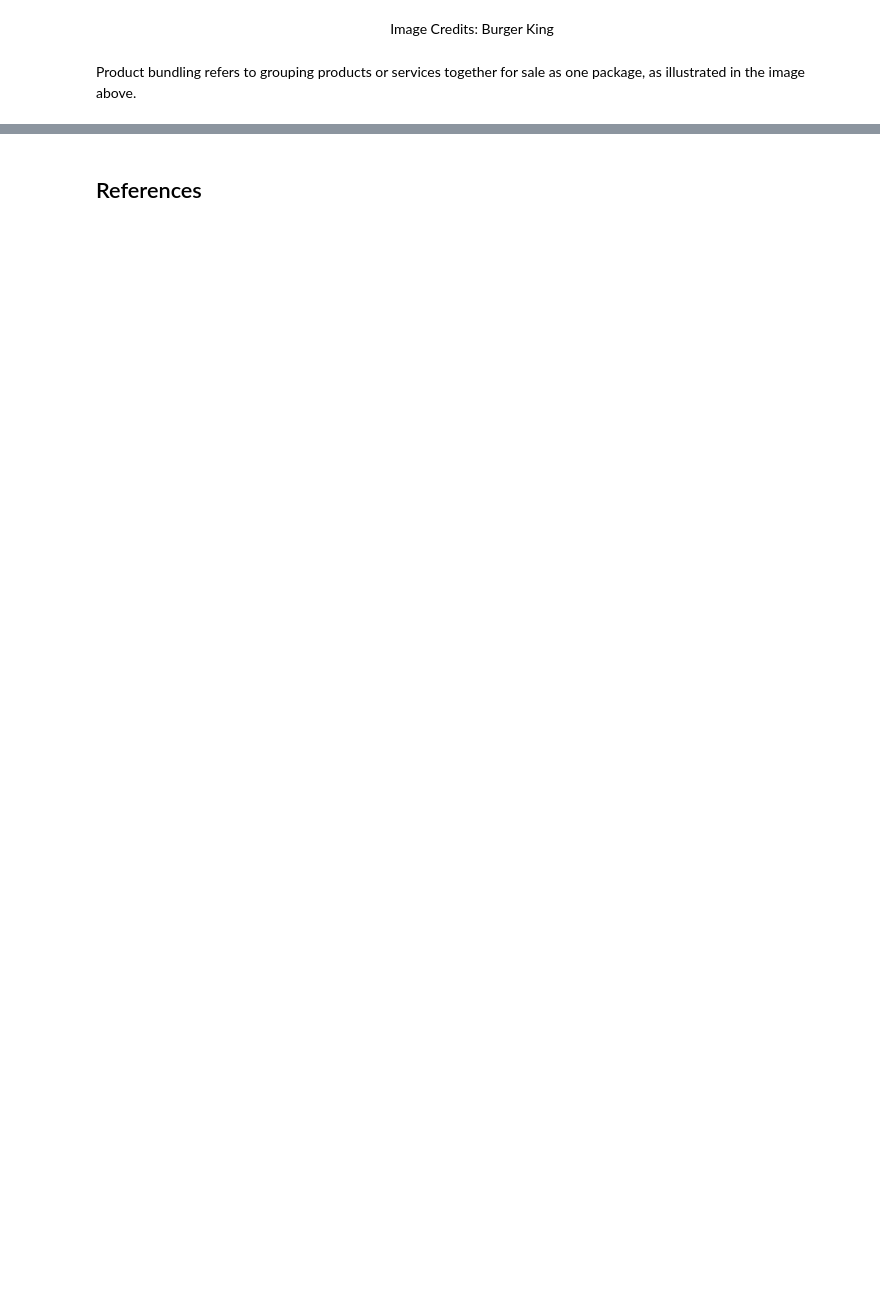
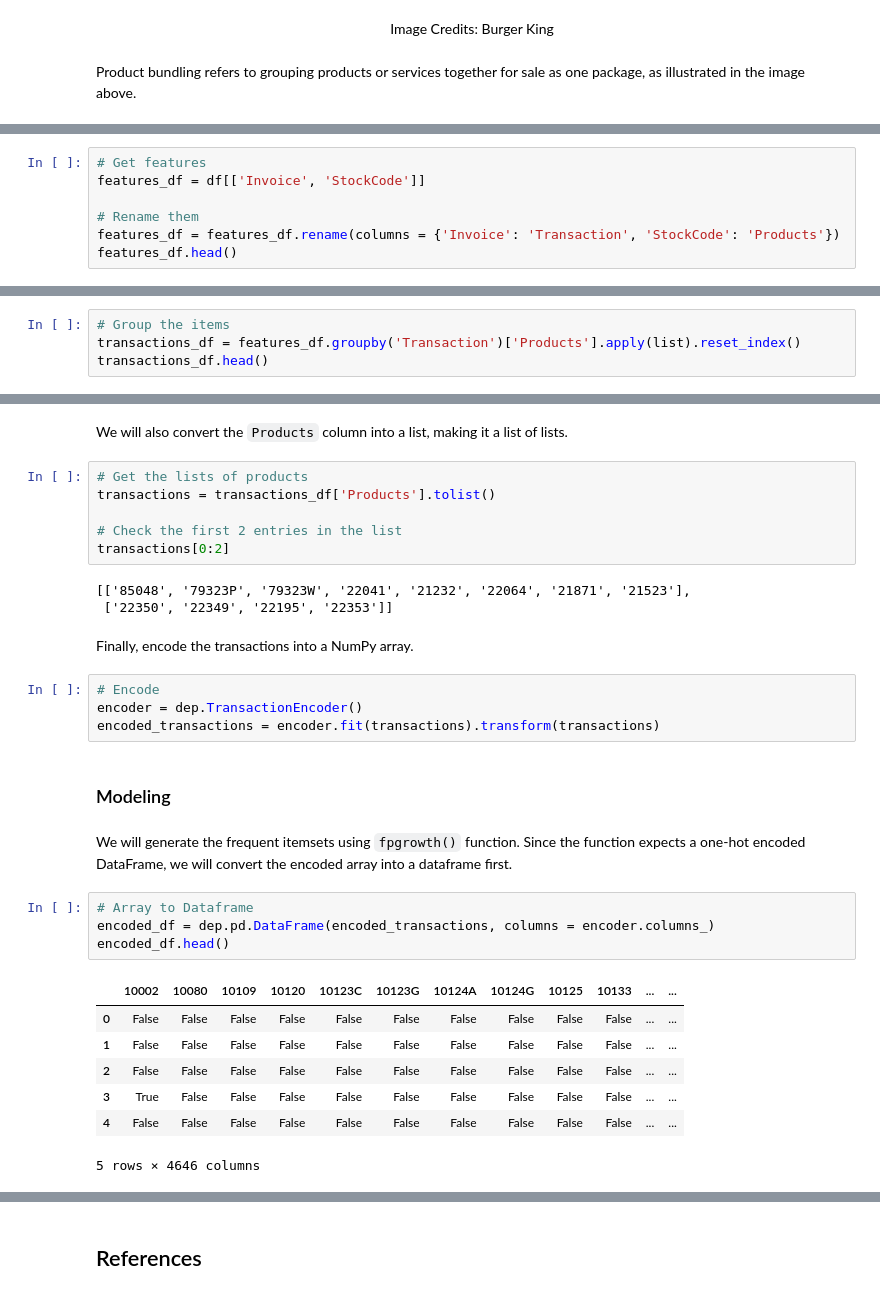
Before and after one commit to mwaurahmn/clv_rfm, a Jupyter notebook: Product Bundling and Recommendation.ipynb, the cells around one changed output, grey strips where cells are left out. Cells and saved outputs as stored; diff of their text form; blank space fills up the shorter version.

Commit message:
Product Bundling
FP Growth Implementation

```diff
--- a/Product Bundling and Recommendation.ipynb
+++ b/Product Bundling and Recommendation.ipynb
@@ -10,0 +52,7 @@ Product bundling refers to grouping products or services together for sale as on
+# %%
+# Get features
+features_df = df[['Invoice', 'StockCode']]
+
+# Rename them
+features_df = features_df.rename(columns = {'Invoice': 'Transaction', 'StockCode': 'Products'})
+features_df.head()
@@ -10,0 +68,4 @@ Product bundling refers to grouping products or services together for sale as on
+# %%
+# Group the items
+transactions_df = features_df.groupby('Transaction')['Products'].apply(list).reset_index()
+transactions_df.head()
@@ -10,0 +79,33 @@ Product bundling refers to grouping products or services together for sale as on
+# %% [markdown]
+We will also convert the `Products` column into a list, making it a list of lists.
+# %%
+# Get the lists of products
+transactions = transactions_df['Products'].tolist()
+
+# Check the first 2 entries in the list
+transactions[0:2]
+# %% [output]
+[['85048', '79323P', '79323W', '22041', '21232', '22064', '21871', '21523'],
+ ['22350', '22349', '22195', '22353']]
+# %% [markdown]
+Finally, encode the transactions into a NumPy array.
+# %%
+# Encode
+encoder = dep.TransactionEncoder()
+encoded_transactions = encoder.fit(transactions).transform(transactions)
+# %% [markdown]
+### Modeling
+# %% [markdown]
+We will generate the frequent itemsets using `fpgrowth()` function. Since the function expects a one-hot encoded DataFrame, we will convert the encoded array into a dataframe first.
+# %%
+# Array to Dataframe
+encoded_df = dep.pd.DataFrame(encoded_transactions, columns = encoder.columns_)
+encoded_df.head()
+# %% [output]
+|  | 10002 | 10080 | 10109 | 10120 | 10123C | 10123G | 10124A | 10124G | 10125 | 10133 | ... | ... |
+| 0 | False | False | False | False | False | False | False | False | False | False | ... | ... |
+| 1 | False | False | False | False | False | False | False | False | False | False | ... | ... |
+| 2 | False | False | False | False | False | False | False | False | False | False | ... | ... |
+| 3 | True | False | False | False | False | False | False | False | False | False | ... | ... |
+| 4 | False | False | False | False | False | False | False | False | False | False | ... | ... |
+5 rows × 4646 columns
```
Also changed, not shown: parts of 17 cells of this notebook, 2 other files.
